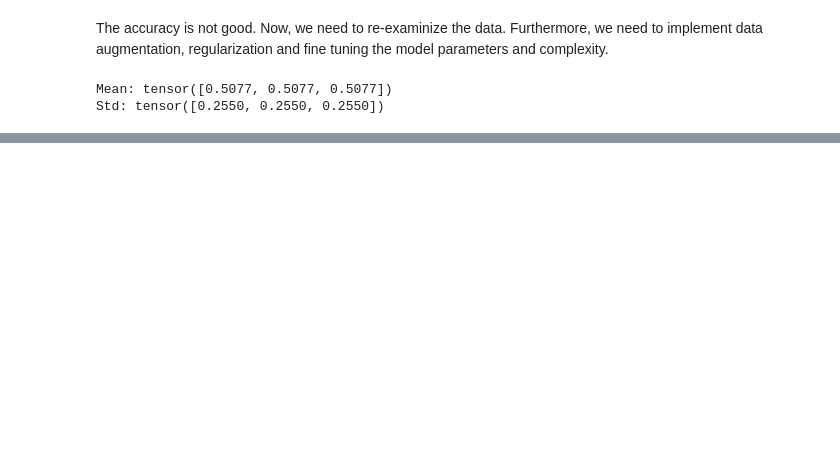
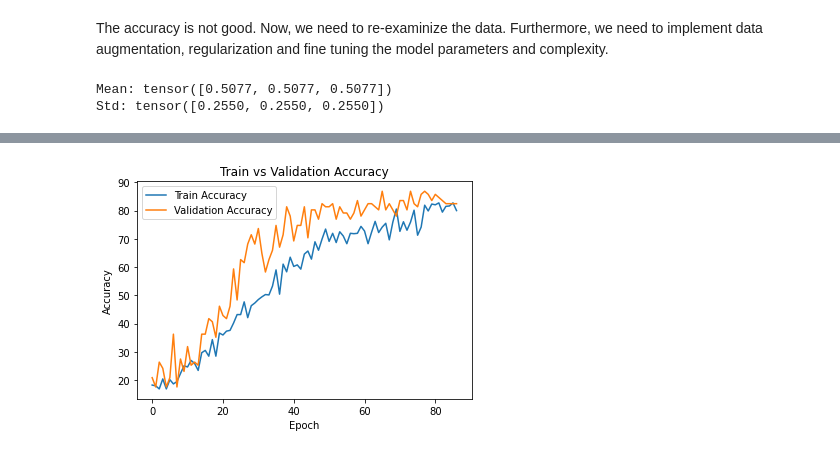
Before and after one commit to BaldurHua/ML-final, a Jupyter notebook: Final_Project.ipynb, the cells around one changed output, grey strips where cells are left out. Drawn from its saved outputs; the diff is of its cells as text; code cells hidden in the pictures; blank space fills up the shorter version.

```diff
--- a/Final_Project.ipynb
+++ b/Final_Project.ipynb
@@ -449,0 +517,87 @@ Barely made to 60% test accuracy. The data is harder than it looks. May give Res
+# %%
+device = torch.device("cuda" if torch.cuda.is_available() else "cpu")
+model.to(device)
+for param in model.parameters():
+    param.requires_grad = True
+
+optimizer = torch.optim.Adam(model.parameters(), lr=0.001)
+scheduler = ReduceLROnPlateau(optimizer, 'max', factor=0.1, patience=10, verbose=True)
+
+class_counts = torch.tensor([45, 59, 25, 69, 28, 83, 593, 18], dtype=torch.float32)
+class_weights = 1.0 / class_counts
+class_weights = class_weights / class_weights.sum() * 8
+loss_fn = nn.CrossEntropyLoss(weight=class_weights.to(device))
+
+train_acc = []
+val_acc= []
+
+num_epoch = 200 # high epoch for early stopping
+best_val_accuracy = 0
+patience = 20 # Num of epoch of no improvement in val_acc
+
+for epoch in range(num_epoch):
+    model.train()
+    running_loss = 0.0
+    correct_train = 0
+    total_train = 0
+
+    for images, labels in train_dataloader:
+        # print(images.shape)
+        images, labels = images.to(device), labels.to(device)
+        optimizer.zero_grad()
+        output = model(images)
+        loss = loss_fn(output, labels)
+        loss.backward()
+        optimizer.step()
+
+        running_loss += loss.item()
+        predicted = torch.argmax(output, 1)
+        correct_train += (predicted == labels).sum().item()
+        total_train += labels.size(0)
+
+    train_accuracy = 100 * correct_train / total_train
+    train_acc.append(train_accuracy)
+
+    model.eval()
+    correct_val = 0
+    total_val = 0
+
+    with torch.no_grad():
+        for images, labels in val_dataloader:
+            images, labels = images.to(device), labels.to(device)
+            output = model(images)
+            predicted = torch.argmax(output, 1)
+            correct_val += (predicted == labels).sum().item()
+            total_val += labels.size(0)
+
+    val_accuracy = 100 * correct_val / total_val
+    val_acc.append(val_accuracy)
+
+    scheduler.step(val_accuracy)
+
+    # Early stopping logic
+    if val_accuracy > best_val_accuracy:
+        best_val_accuracy = val_accuracy
+        best_epoch = epoch
+        torch.save(model.state_dict(), 'CNN2_updated.pth')
+        early_stopping_counter = 0
+    else:
+        early_stopping_counter += 1
+
+    print(f"Epoch {epoch+1}/{num_epoch}, Loss: {running_loss/len(train_dataloader):.4f}, Train Acc: {train_accuracy:.2f}%, Val Acc: {val_accuracy:.2f}%")
+
+    if early_stopping_counter > patience:
+        print("Early stopping triggered after epoch {0}".format(epoch+1))
+        break
+
+print("Training completed. Best Validation Accuracy: {:.2f}%".format(best_val_accuracy))
+
+# Plotting train and Validation accuracies
+plt.plot(train_acc, label='Train Accuracy')
+plt.plot(val_acc, label='Validation Accuracy')
+plt.xlabel('Epoch')
+plt.ylabel('Accuracy')
+plt.title('Train vs Validation Accuracy')
+plt.legend()
+plt.show()
+# %% [output]
@@ -449,0 +621 @@ Barely made to 60% test accuracy. The data is harder than it looks. May give Res
+[figure, added]
```
Also changed, not shown: parts of 30 cells of this notebook, 2 other files.
